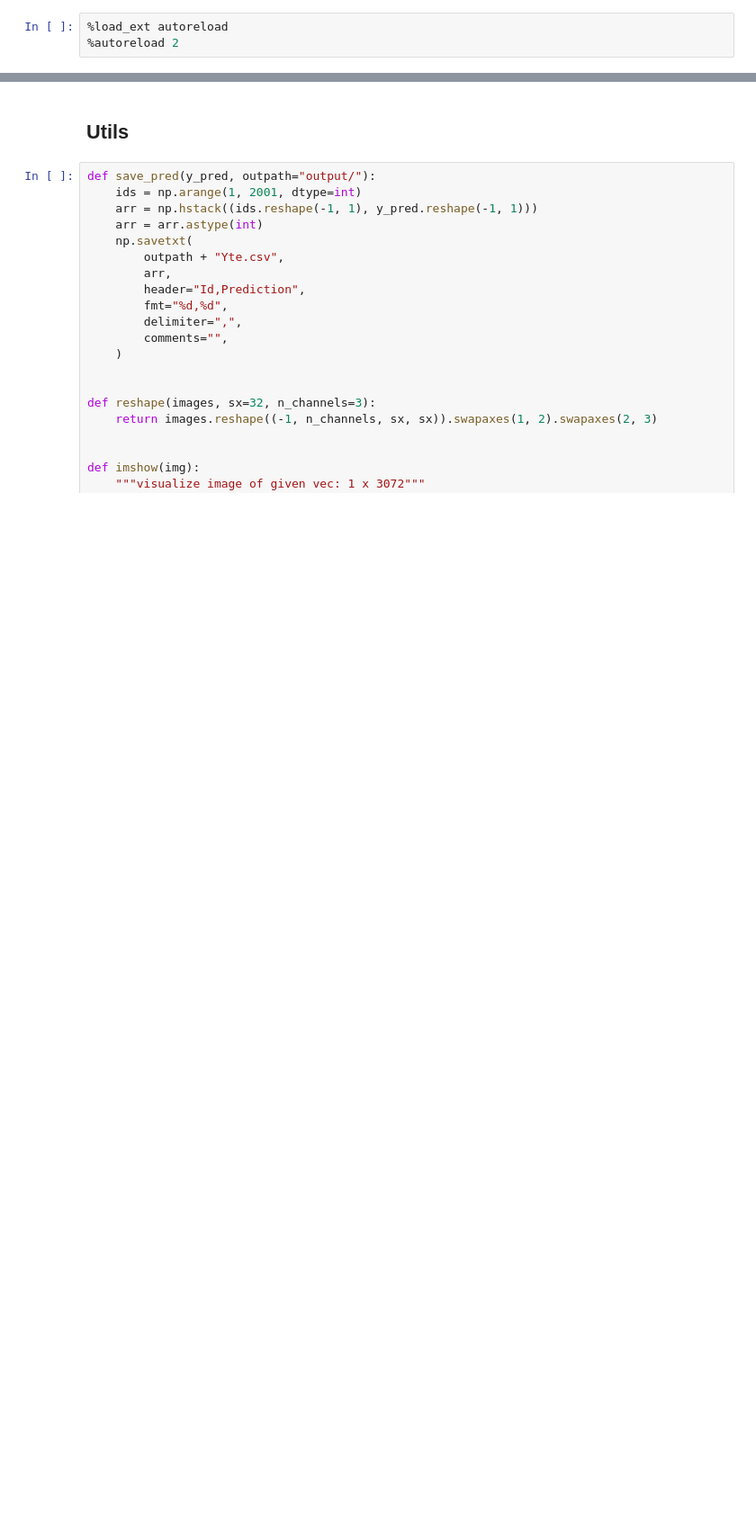
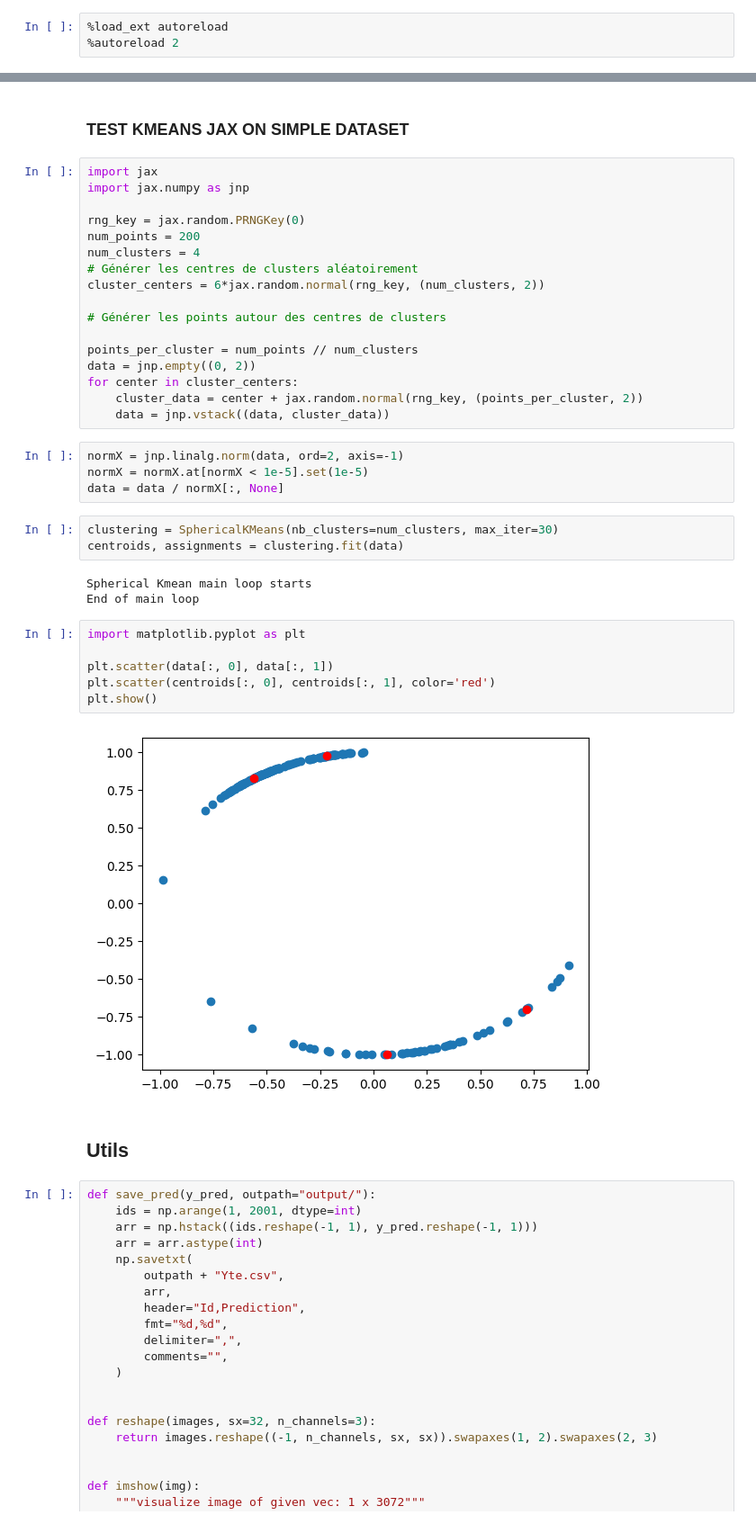
Before and after one commit to InesVATI/data-challenge-kernel-methods, a Jupyter notebook: dump.ipynb, the cells around one changed output, grey strips where cells are left out. Shown at 90% size. Drawn from its saved outputs; the diff is of its cells as text; blank space fills up the shorter version.

Commit message:
add spherical kmeans jax

```diff
--- a/dump.ipynb
+++ b/dump.ipynb
@@ -12,4 +13,41 @@ from kernelchallenge.load_data import load_data
 import os
+# %% [markdown]
+### TEST KMEANS JAX ON SIMPLE DATASET
+# %%
+import jax
+import jax.numpy as jnp
+
+rng_key = jax.random.PRNGKey(0)
+num_points = 200
+num_clusters = 4
+# Générer les centres de clusters aléatoirement
+cluster_centers = 6*jax.random.normal(rng_key, (num_clusters, 2))
+
+# Générer les points autour des centres de clusters
+
+points_per_cluster = num_points // num_clusters
+data = jnp.empty((0, 2))
+for center in cluster_centers:
+    cluster_data = center + jax.random.normal(rng_key, (points_per_cluster, 2))
+    data = jnp.vstack((data, cluster_data))
+# %%
+normX = jnp.linalg.norm(data, ord=2, axis=-1)
+normX = normX.at[normX < 1e-5].set(1e-5)
+data = data / normX[:, None]
+# %%
+clustering = SphericalKMeans(nb_clusters=num_clusters, max_iter=30)
+centroids, assignments = clustering.fit(data)
+# %% [output]
+Spherical Kmean main loop starts
+End of main loop
+# %%
+import matplotlib.pyplot as plt
+
+plt.scatter(data[:, 0], data[:, 1])
+plt.scatter(centroids[:, 0], centroids[:, 1], color='red')
+plt.show()
+# %% [output]
+[figure, added]
 # %% [markdown]
 ## Utils
 # %%
```
Also changed, not shown: parts of 17 cells of this notebook, 3 other files.
